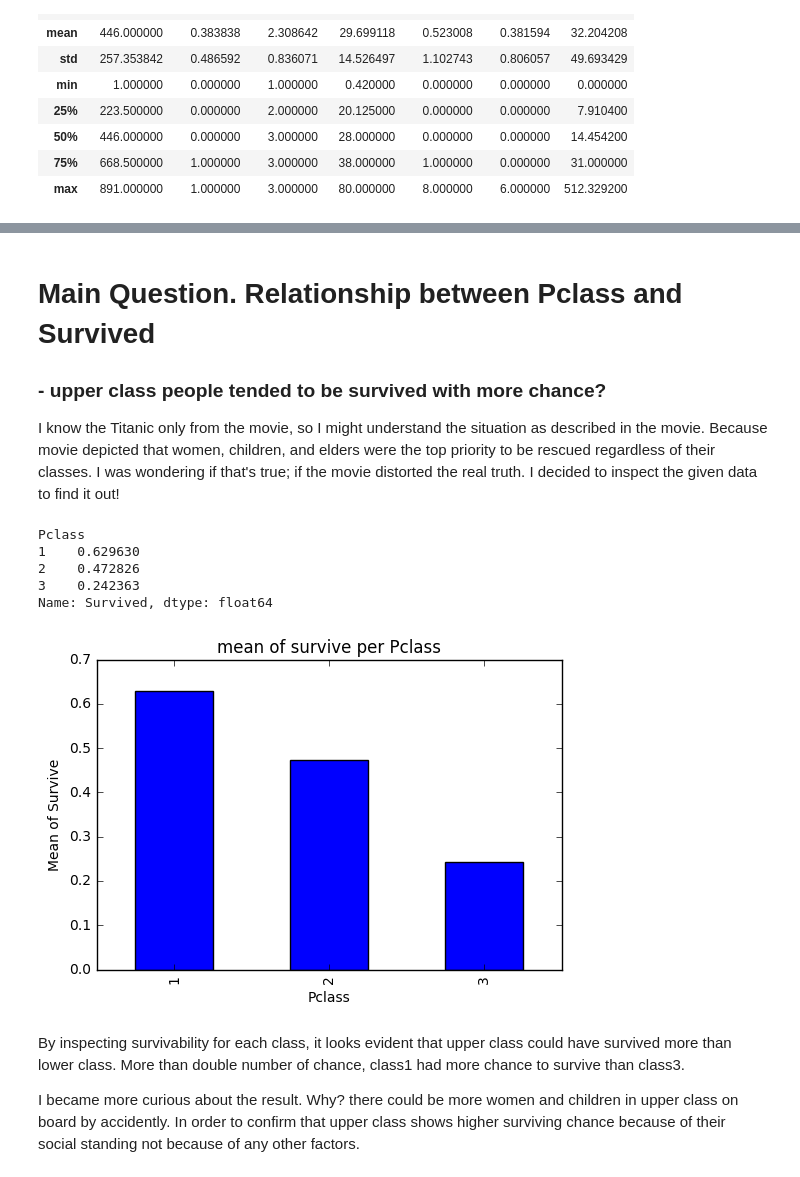
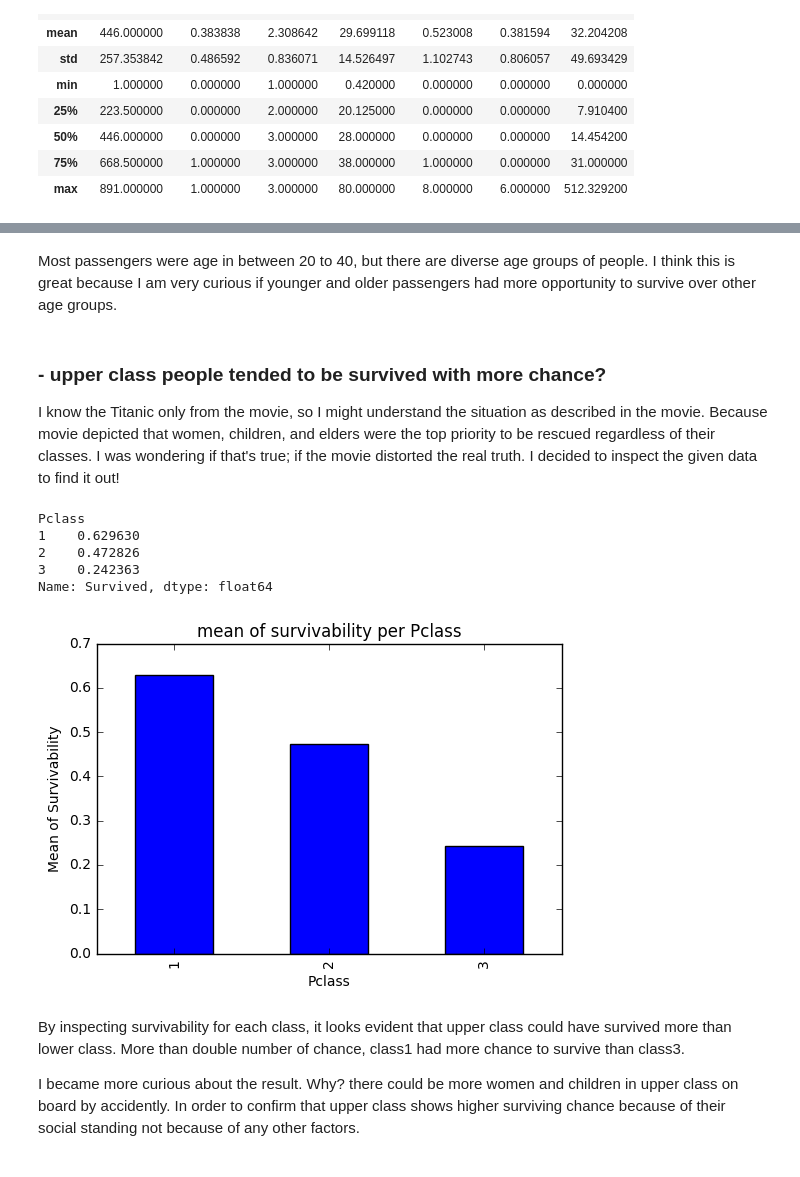
Before and after one commit to deep-diver/Data-Analysis-on-Titanic, a Jupyter notebook: titanic-analysis.ipynb, the cells around one changed output, grey strips where cells are left out. Saved outputs shown, nothing was run; the diff lists cells and outputs as text; code cells hidden in the pictures.

```diff
--- a/titanic-analysis.ipynb
+++ b/titanic-analysis.ipynb
@@ -52,21 +101,22 @@ titanic_df.describe()
+# %% [markdown]
+Most passengers were age in between 20 to 40, but there are diverse age groups of people. I think this is great because I am very curious if younger and older passengers had more opportunity to survive over other age groups.
 # %% [markdown]
-# Main Question. Relationship between Pclass and Survived
 ### - upper class people tended to be survived with more chance?
 
 I know the Titanic only from the movie, so I might understand the situation as described in the movie. Because movie depicted that women, children, and elders were the top priority to be rescued regardless of their classes. I was wondering if that's true; if the movie distorted the real truth. I decided to inspect the given data to find it out!
 # %%
 mean_survive_by_class = titanic_df.groupby('Pclass')['Survived'].mean()
-mean_survive_by_class_plot = mean_survive_by_class.plot(kind='bar', title='mean of survive per Pclass', x='a')
-mean_survive_by_class_plot.set(xlabel='Pclass', ylabel='Mean of Survive')
+mean_survive_by_class_plot = mean_survive_by_class.plot(kind='bar', title='mean of survivability per Pclass', x='a')
+mean_survive_by_class_plot.set(xlabel='Pclass', ylabel='Mean of Survivability')
 
 print mean_survive_by_class
 # %% [output]
 Pclass
 1    0.629630
 2    0.472826
 3    0.242363
 Name: Survived, dtype: float64
-[figure, old version]
+[figure, new version]
 # %% [markdown]
 By inspecting survivability for each class, it looks evident that upper class could have survived more than lower class. More than double number of chance, class1 had more chance to survive than class3.
 
```
Also changed, not shown: parts of 14 cells of this notebook.
